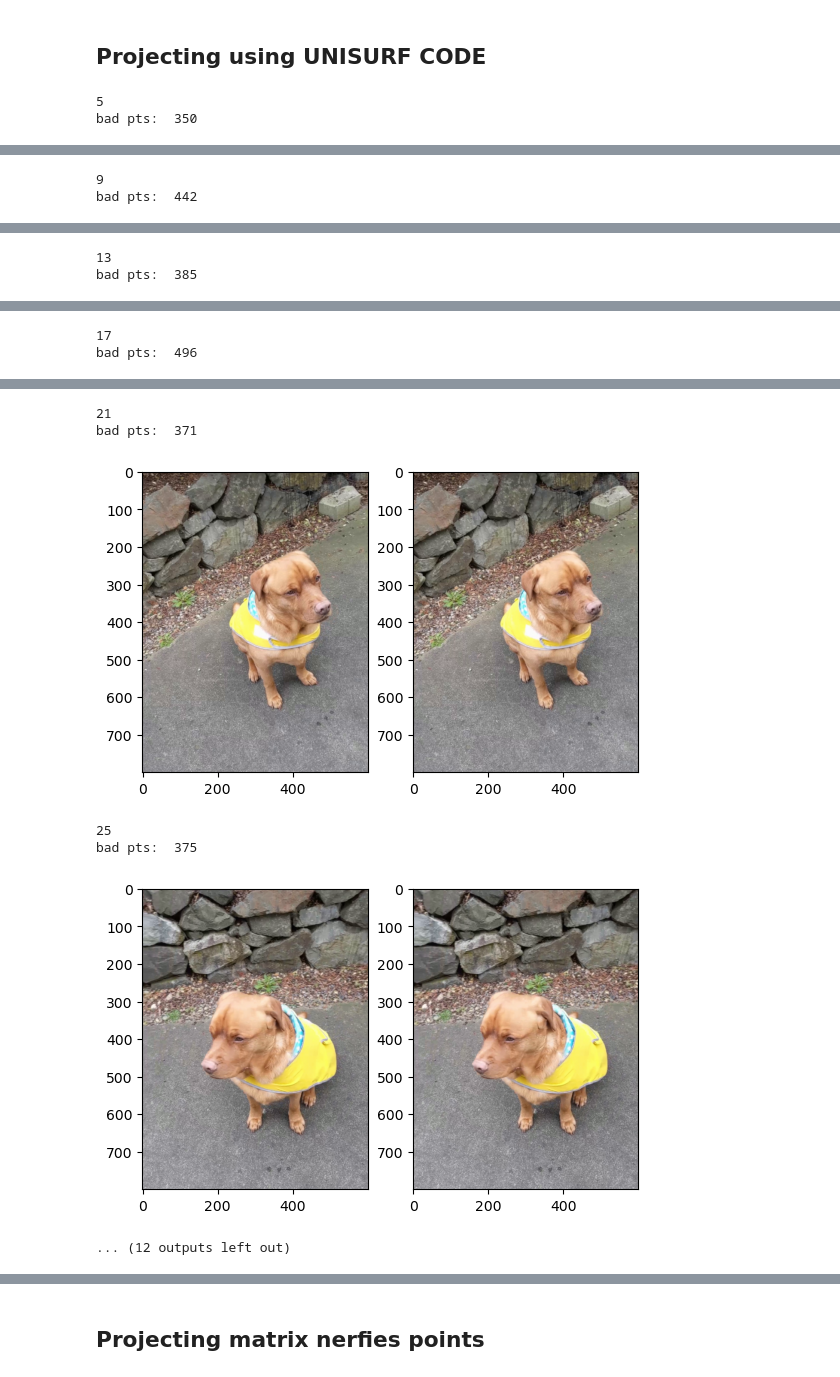
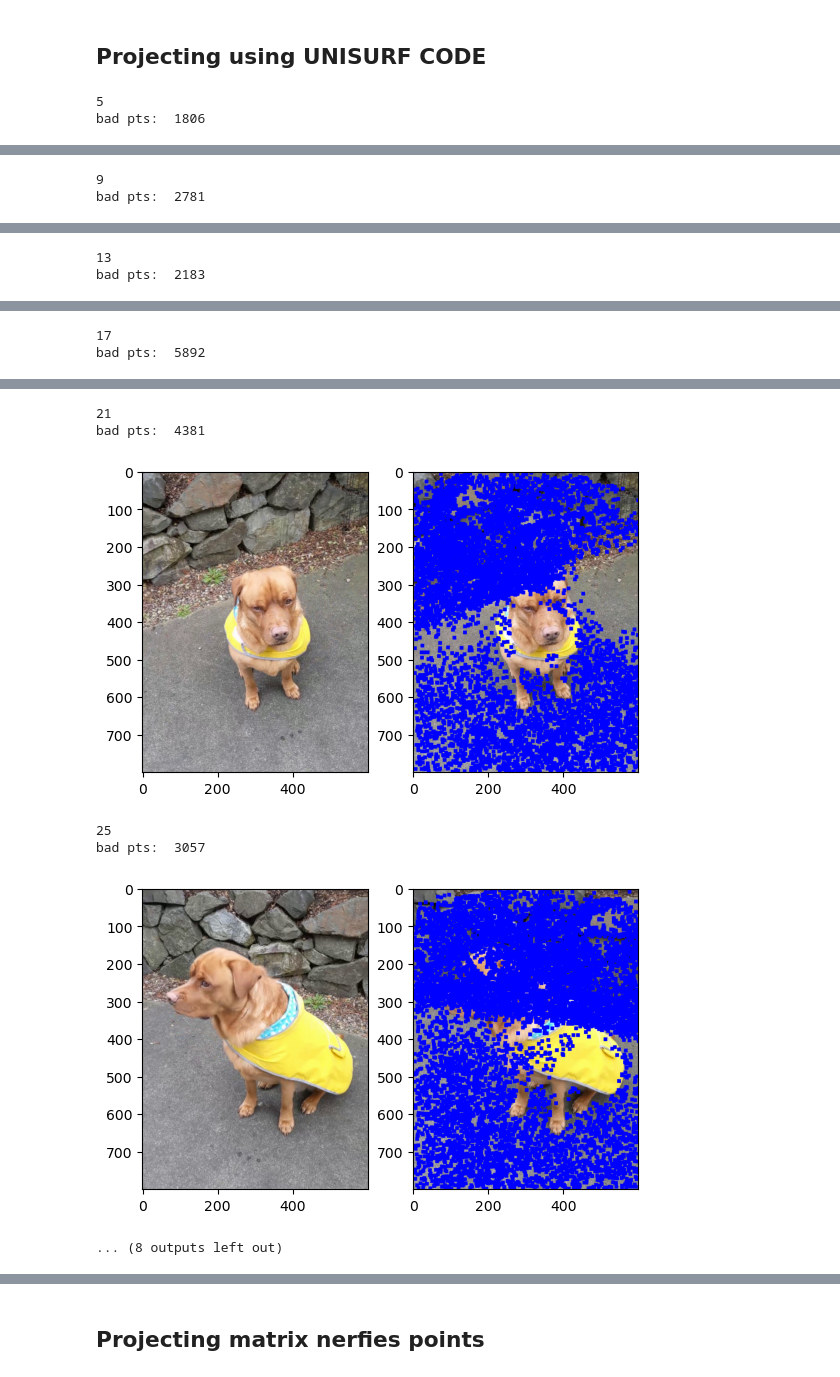
Before and after one commit to svsambandam/unisurf, a Jupyter notebook: MVPtest.ipynb, the cells around one changed output, grey strips where cells are left out. Saved outputs shown, nothing was run; the diff lists cells and outputs as text; code cells hidden in the pictures.

```diff
--- a/MVPtest.ipynb
+++ b/MVPtest.ipynb
@@ -106,3 +115,12 @@ def transform_to_camera_space(p_world, camera_mat, world_mat, scale_mat):
+# %%
+import numpy as np
+np.set_printoptions(suppress=True)
+x = np.load('/ubc/cs/research/kmyi/svsamban/research/unisurf/data/DIY/scan24/scan/cameras.npz')#['world_mat_2']
+S = x['scale_mat_2']
+W = x['world_mat_2']
+K = x['camera_mat_2']
+print(np.linalg.inv(W))
+print(W)
 # %%
 # i = 0
 # for filename in sorted(os.listdir(directory_cam)):
@@ -489,48 +507,52 @@ from PIL import Image
 import numpy as np
 import torch
 
-directory = '/ubc/cs/research/kmyi/svsamban/research/metanlrpp/my_data/my_dtu/colmap_outputs/toby/'
-location = '/ubc/cs/research/kmyi/svsamban/research/metanlrpp/my_data/dtu_v3/processed/scan24/'
-location = '/ubc/cs/research/kmyi/svsamban/research/unisurf/data/DIY/toby/scan'
-keys = np.arange(50)[3::4]+2
+
+capture_name = 'toby'
+# directory = '/ubc/cs/research/kmyi/svsamban/research/metanlrpp/my_data/my_dtu/colmap_outputs/' + capture_name
+location = '/ubc/cs/research/kmyi/svsamban/research/unisurf/data/DIY/' + capture_name + '/scan'
+
+# directory = '/ubc/cs/research/kmyi/svsamban/research/metanlrpp/my_data/my_dtu/colmap_outputs/curls/'
+# location = '/ubc/cs/research/kmyi/svsamban/research/unisurf/data/DIY/curls/scan'
+# location = '/ubc/cs/research/kmyi/svsamban/research/metanlrpp/my_data/dtu_v3/processed/scan24/'
+keys = np.arange(40)[3::4]+2
 # keys = [36,44]
 
 camera_dict = np.load(location+'/cameras.npz')
-points = np.load(directory+'points_bg.npy',allow_pickle=True)
-y = json.load(open(directory+'scene.json'))
-directory_cam = directory+'camera'
+points = np.load(location+'/points.npy',allow_pickle=True)
 
-points = sample_spherical(1000).T
-points = points #*6#/2
-# # # points = points + np.array([ 4,-3,17])
-# points = points - np.array([2,0,11])
-points = points + np.array([0,0,-.6])
+# sphere = sample_spherical(1000).T
+# sphere = sphere *.66#/2
+# # # # points = points + np.array([ 4,-3,17])
+# # points = points - np.array([2,0,11])
+# # sphere = sphere + np.array([-2.21536032,  2.04177339,  5.31942484])
+# points = sphere
 
 K3 = camera_dict['camera_mat_%s' % 3].astype(np.float32)
 W3 = camera_dict['world_mat_%s' % 3].astype(np.float32)
 S3 = camera_dict['scale_mat_%s' % 3].astype(np.float32)
+p = np.concatenate([points.T, np.ones((1, points.shape[0]))], axis=0)
+# M = np.linalg.inv(K3@W@S3) @ W
+# M = np.linalg.inv(S3)
+M = np.eye(4)
+p = M @ p
+p = p[:3].T
 
 ii = 0
 for id in sorted(keys):
 
-    id2 = id - 2
-    K = camera_dict['camera_mat_%s' % id2].astype(np.float32)
+    id2 = id #- 2
+    # K = camera_dict['camera_mat_%s' % id2].astype(np.float32)
     W = camera_dict['world_mat_%s' % id2].astype(np.float32)
     S = camera_dict['scale_mat_%s' % id2].astype(np.float32)
 
-    # K = np.eye(4)
+    K = np.eye(4)
     # S = np.eye(4)
-    p = np.concatenate([points.T, np.ones((1, points.shape[0]))], axis=0)
-    # M = np.linalg.inv(K3@W@S3) @ W
-    # M = np.linalg.inv(S)
-    M = np.eye(4)
-    p = M @ p
-    p = p[:3].T
-    pixels_cam, p = transform_to_camera_space(np.expand_dims(p,axis=0), K, W, S)
+    pixels_cam, _ = transform_to_camera_space(np.expand_dims(p,axis=0), K, W, S)
 
     b = np.squeeze(pixels_cam)[:,:2]#.reshape((240,320,2))
 
-    im2 = directory+'rgb/1x/'+str(id).zfill(6)+'.png'
+    im2 = location+'/image/'+str(id).zfill(6)+'.png'
     img2 = mpimg.imread(im2)
     shape = img2.shape
     new_shape = np.array(shape[:2])#(120,160)
@@ -562,4 +584,4 @@ for id in sorted(keys):
     plt.show()
 # %% [output]
 5
-bad pts:  350
+bad pts:  1806
@@ -567,2 +589,2 @@ bad pts:  350
 9
-bad pts:  442
+bad pts:  2781
@@ -570,2 +592,2 @@ bad pts:  442
 13
-bad pts:  385
+bad pts:  2183
@@ -573,2 +595,2 @@ bad pts:  385
 17
-bad pts:  496
+bad pts:  5892
@@ -576,7 +598,7 @@ bad pts:  496
 21
-bad pts:  371
+bad pts:  4381
-[figure, old version]
+[figure, new version]
 25
-bad pts:  375
+bad pts:  3057
-[figure, old version]
+[figure, new version]
-... (12 outputs left out)
+... (8 outputs left out)
```
Also changed, not shown: parts of 8 cells of this notebook, 7 other files.
